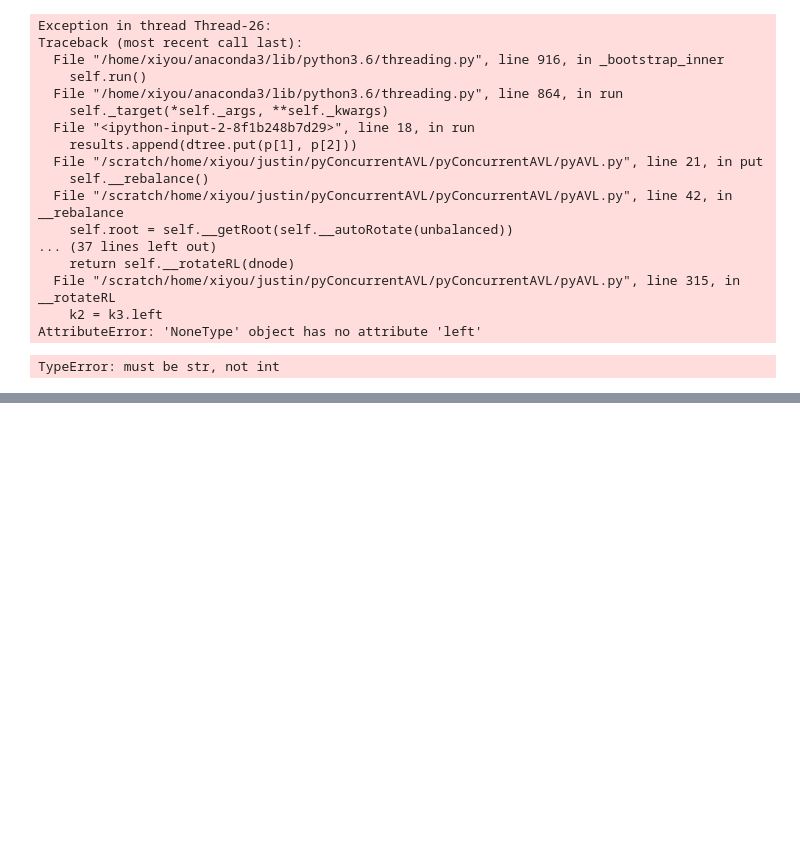
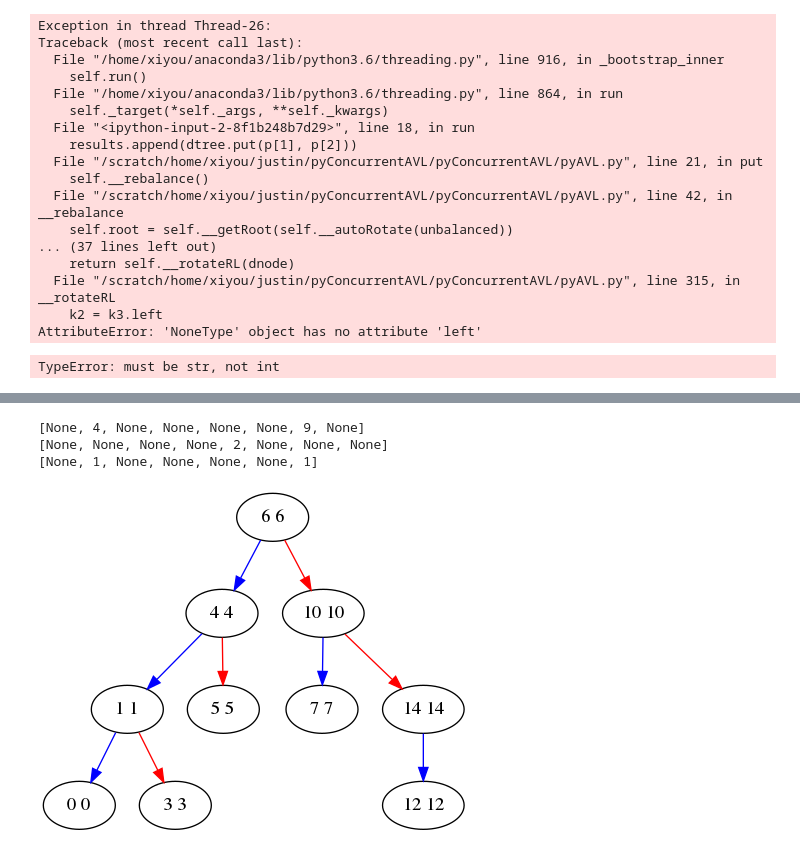
Before and after one commit to chyanju/pyConcurrentAVL, a Jupyter notebook: txn_demo.ipynb, the cells around one changed output, grey strips where cells are left out. Cells and saved outputs as stored; diff of their text form; code cells hidden in the pictures; blank space fills up the shorter version.

```diff
--- a/txn_demo.ipynb
+++ b/txn_demo.ipynb
@@ -100,0 +141,17 @@ TypeError: must be str, not int
+# %%
+seqTree1 = ConAVL(simulate=False)
+seqRUN1 = [TXN() for i in range(3)]
+seqSEQ1 = [
+    [(TXN_P, 4, 4), (TXN_G, 4), (TXN_P, 6, 6), (TXN_P, 9, 9), (TXN_P, 14, 14), (TXN_P, 3, 3), (TXN_G, 9), (TXN_R, 9)],
+    [(TXN_P, 8, 8), (TXN_R, 8), (TXN_P, 7, 7), (TXN_P, 2, 2), (TXN_G, 2, 2), (TXN_R, 2, 2), (TXN_P, 5, 5), (TXN_P, 0, 0)],
+    [(TXN_P, 1, 1), (TXN_G, 1), (TXN_P, 10, 10), (TXN_P, 15, 15), (TXN_P, 12, 12), (TXN_R, 15, 15), (TXN_G, 1)]
+]
+for i in range(3):
+    seqRUN1[i].run(seqTree1, seqSEQ1[i])
+    print(seqRUN1[i].get_result())
+seqTree1.print()
+# %% [output]
+[None, 4, None, None, None, None, 9, None]
+[None, None, None, None, 2, None, None, None]
+[None, 1, None, None, None, None, 1]
+[figure, added]
```
Also changed, not shown: parts of 2 cells of this notebook.
